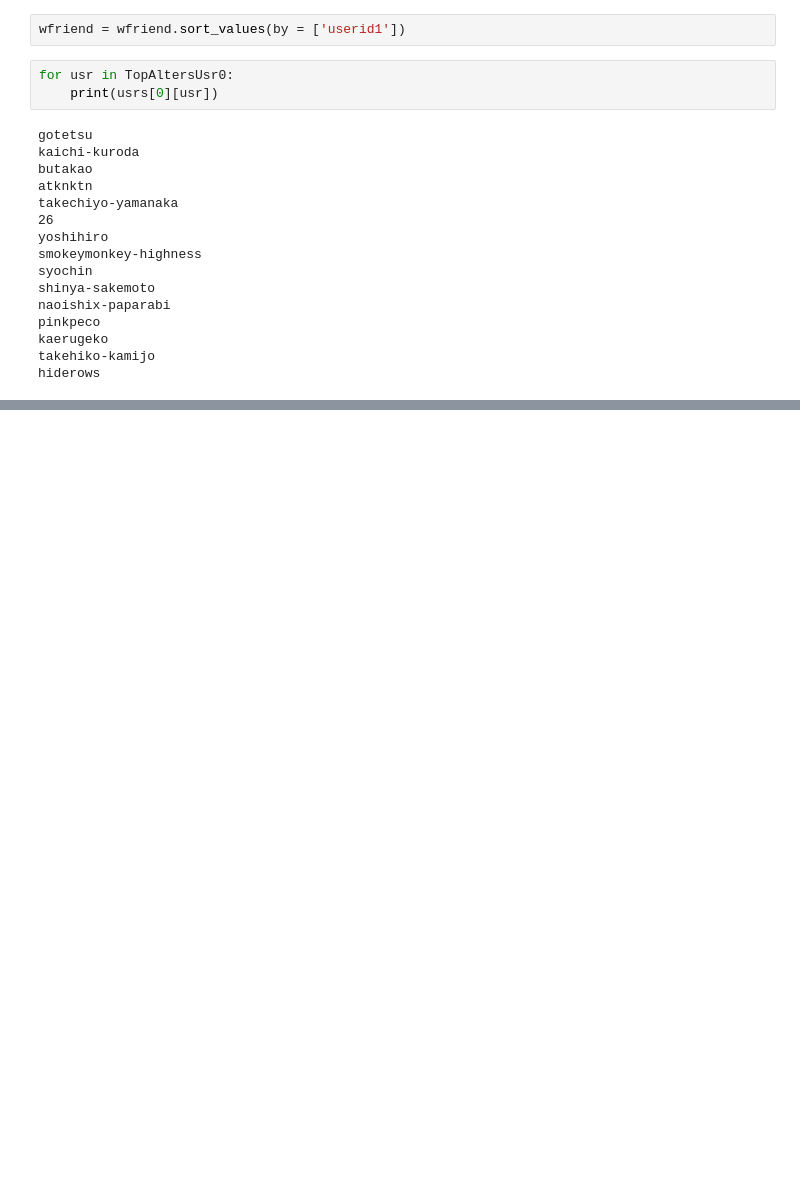
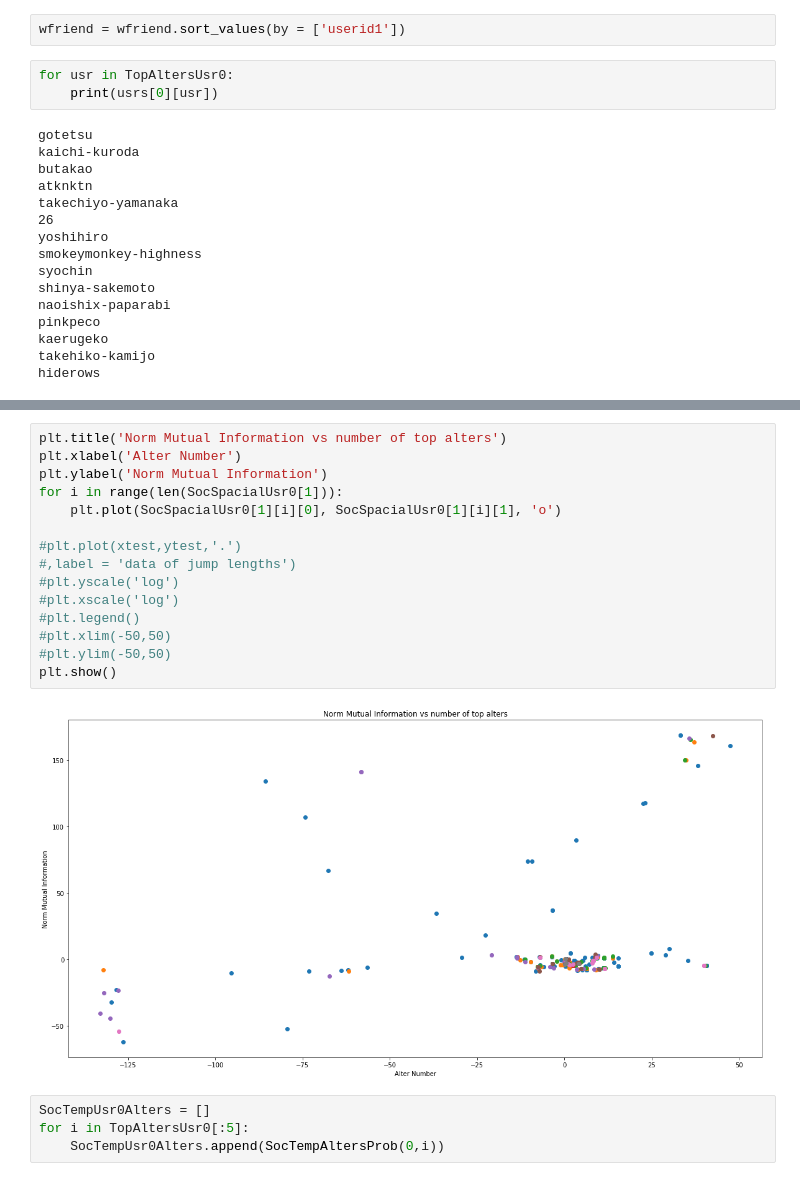
Before and after one commit to Magica-Chen/social-predictability, a Jupyter notebook: Social Dependence Kelty.ipynb, the cells around one changed output, grey strips where cells are left out. Saved outputs shown, nothing was run; the diff lists cells and outputs as text; blank space fills up the shorter version.

```diff
--- a/Social Dependence Kelty.ipynb
+++ b/Social Dependence Kelty.ipynb
@@ -382,0 +566,21 @@ hiderows
+# %%
+plt.title('Norm Mutual Information vs number of top alters')
+plt.xlabel('Alter Number')
+plt.ylabel('Norm Mutual Information')
+for i in range(len(SocSpacialUsr0[1])):
+    plt.plot(SocSpacialUsr0[1][i][0], SocSpacialUsr0[1][i][1], 'o')
+
+#plt.plot(xtest,ytest,'.')
+#,label = 'data of jump lengths')
+#plt.yscale('log')
+#plt.xscale('log')
+#plt.legend()
+#plt.xlim(-50,50)
+#plt.ylim(-50,50)
+plt.show()
+# %% [output]
+[figure, added]
+# %%
+SocTempUsr0Alters = []
+for i in TopAltersUsr0[:5]:
+    SocTempUsr0Alters.append(SocTempAltersProb(0,i))
```
Also changed, not shown: parts of 24 cells of this notebook.
